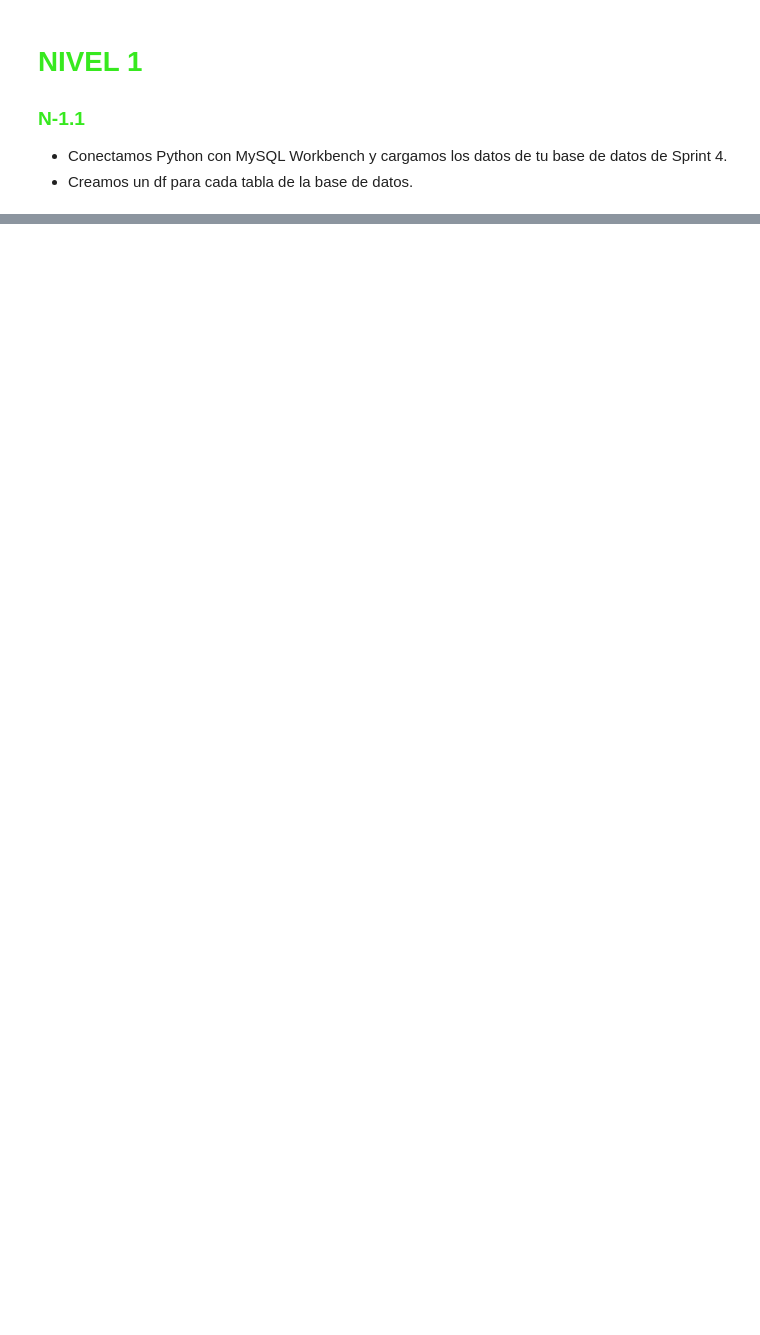
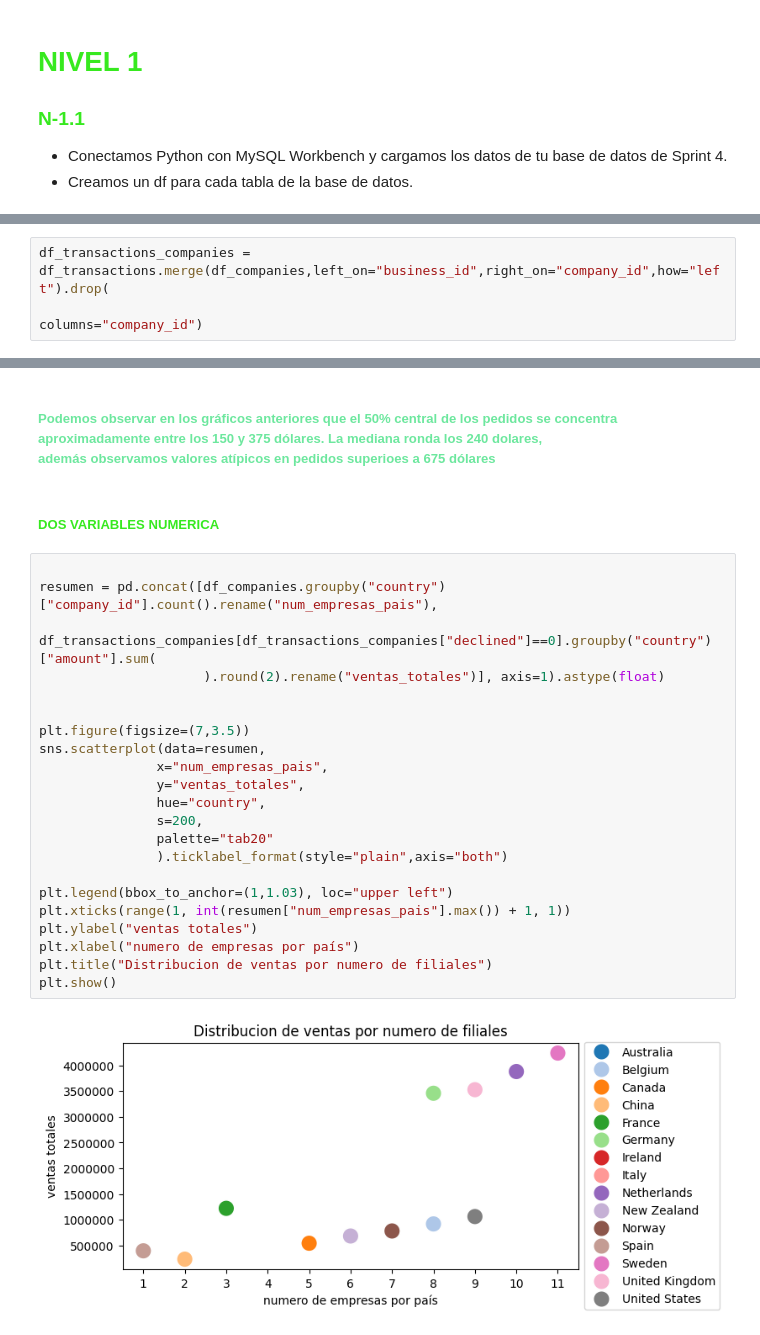
Before and after one commit to Hamza23m/Sprint-11, a Jupyter notebook: Sprint_11.ipynb, the cells around one changed output, grey strips where cells are left out. Drawn from its saved outputs; the diff is of its cells as text; blank space fills up the shorter version.

```diff
--- a/Sprint_11.ipynb
+++ b/Sprint_11.ipynb
@@ -103,0 +57,3 @@ creador_de_graficos()
+# %%
+df_transactions_companies = df_transactions.merge(df_companies,left_on="business_id",right_on="company_id",how="left").drop(
+                                                                                                       columns="company_id")
@@ -103,0 +77,28 @@ creador_de_graficos()
+# %% [markdown]
+##### <span style= "color: rgba(89, 228, 145, 0.88);"> **Podemos observar en los gráficos anteriores que el 50% central de los pedidos se concentra**<br> **aproximadamente entre los 150 y 375 dólares. La mediana ronda los 240 dolares,**<br> **además observamos valores atípicos en pedidos superioes a 675 dólares** </span>
+# %% [markdown]
+##### <span style= "color: rgba(27,230,0, 0.88);"> **DOS VARIABLES NUMERICA** </span>
+# %%
+
+resumen = pd.concat([df_companies.groupby("country")["company_id"].count().rename("num_empresas_pais"),
+                     df_transactions_companies[df_transactions_companies["declined"]==0].groupby("country")["amount"].sum(
+                     ).round(2).rename("ventas_totales")], axis=1).astype(float)
+
+
+plt.figure(figsize=(7,3.5))
+sns.scatterplot(data=resumen,
+               x="num_empresas_pais",
+               y="ventas_totales",
+               hue="country",
+               s=200,
+               palette="tab20"
+               ).ticklabel_format(style="plain",axis="both")
+
+plt.legend(bbox_to_anchor=(1,1.03), loc="upper left")
+plt.xticks(range(1, int(resumen["num_empresas_pais"].max()) + 1, 1))
+plt.ylabel("ventas totales")
+plt.xlabel("numero de empresas por país")
+plt.title("Distribucion de ventas por numero de filiales")
+plt.show()
+# %% [output]
+[figure, added]
```
Also changed, not shown: parts of 25 cells of this notebook.
